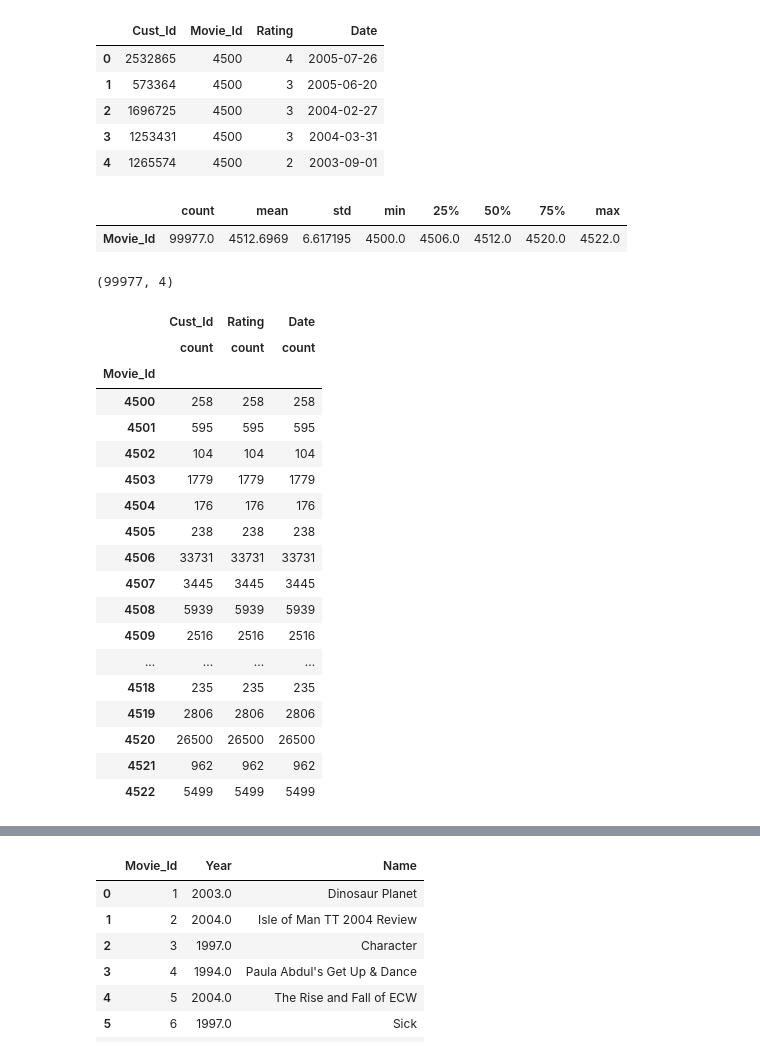
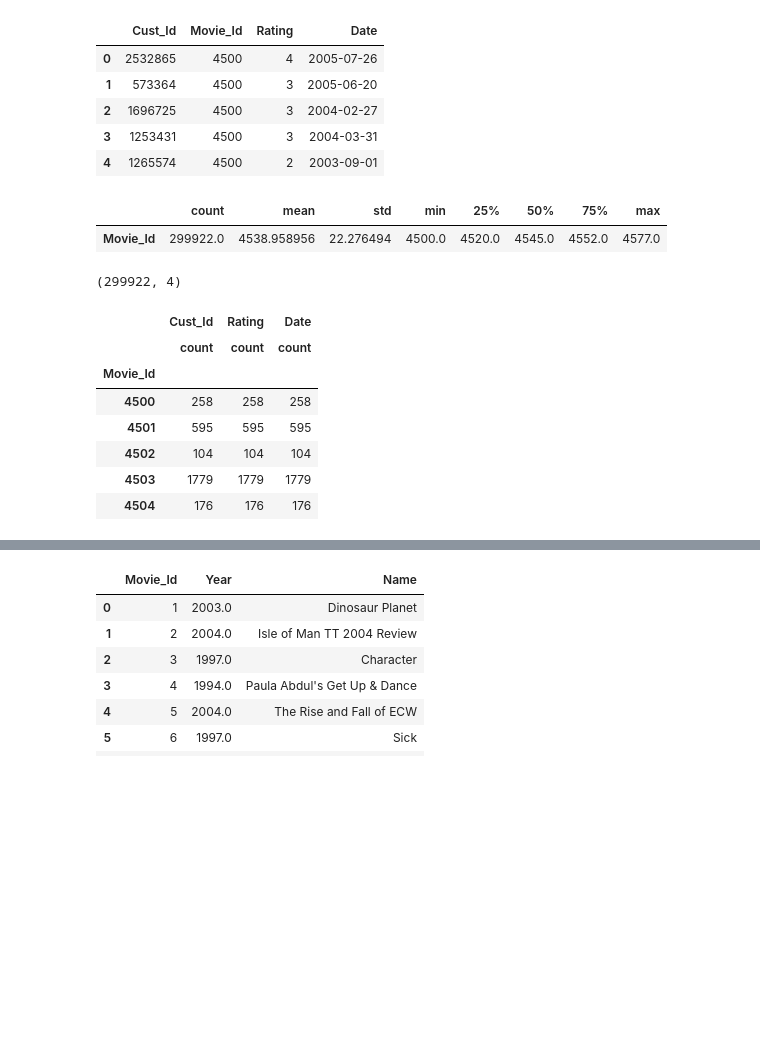
Before and after one commit to karamanev/recomendations, a Jupyter notebook: Course project.ipynb, the cells around one changed output, grey strips where cells are left out. Cells and saved outputs as stored; diff of their text form; code cells hidden in the pictures; blank space fills up the shorter version.

```diff
--- a/Course project.ipynb
+++ b/Course project.ipynb
@@ -41,5 +49,5 @@ sns.set_style("darkgrid")
 # %%
-def readFile(file_path, rows=100000):
+def readFile(file_path, rows):
     data_dict = {'Cust_Id' : [], 'Movie_Id' : [], 'Rating' : [], 'Date' : []}
     f = open(file_path, "r")
     count = 0
@@ -61,4 +69,4 @@ def readFile(file_path, rows=100000):
 
     return pd.DataFrame(data_dict)
 # %%
-df = readFile('combined_data.txt', rows=100000)
+df = readFile('combined_data.txt', rows=300000)
@@ -86,36 +85,25 @@ df.head()
 df.describe().T
 # %% [output]
 |  | count | mean | std | min | 25% | 50% | 75% | max |
-| Movie_Id | 99977.0 | 4512.6969 | 6.617195 | 4500.0 | 4506.0 | 4512.0 | 4520.0 | 4522.0 |
+| Movie_Id | 299922.0 | 4538.958956 | 22.276494 | 4500.0 | 4520.0 | 4545.0 | 4552.0 | 4577.0 |
 # %%
 df['Rating'] = df['Rating'].astype(float)
 # %%
 df.index = np.arange(0,len(df))
 df.shape
 # %% [output]
-(99977, 4)
+(299922, 4)
 # %%
 grouped_by_movies = df.groupby('Movie_Id').agg(['count'])
 movie_count = grouped_by_movies.shape[0]
-grouped_by_movies
+grouped_by_movies.head()
 # %% [output]
 |  | Cust_Id | Rating | Date |
 |  | count | count | count |
 | Movie_Id |  |  |  |
 | 4500 | 258 | 258 | 258 |
 | 4501 | 595 | 595 | 595 |
 | 4502 | 104 | 104 | 104 |
 | 4503 | 1779 | 1779 | 1779 |
 | 4504 | 176 | 176 | 176 |
-| 4505 | 238 | 238 | 238 |
-| 4506 | 33731 | 33731 | 33731 |
-| 4507 | 3445 | 3445 | 3445 |
-| 4508 | 5939 | 5939 | 5939 |
-| 4509 | 2516 | 2516 | 2516 |
-| ... | ... | ... | ... |
-| 4518 | 235 | 235 | 235 |
-| 4519 | 2806 | 2806 | 2806 |
-| 4520 | 26500 | 26500 | 26500 |
-| 4521 | 962 | 962 | 962 |
-| 4522 | 5499 | 5499 | 5499 |
 # %%
```
Also changed, not shown: parts of 36 cells of this notebook.
